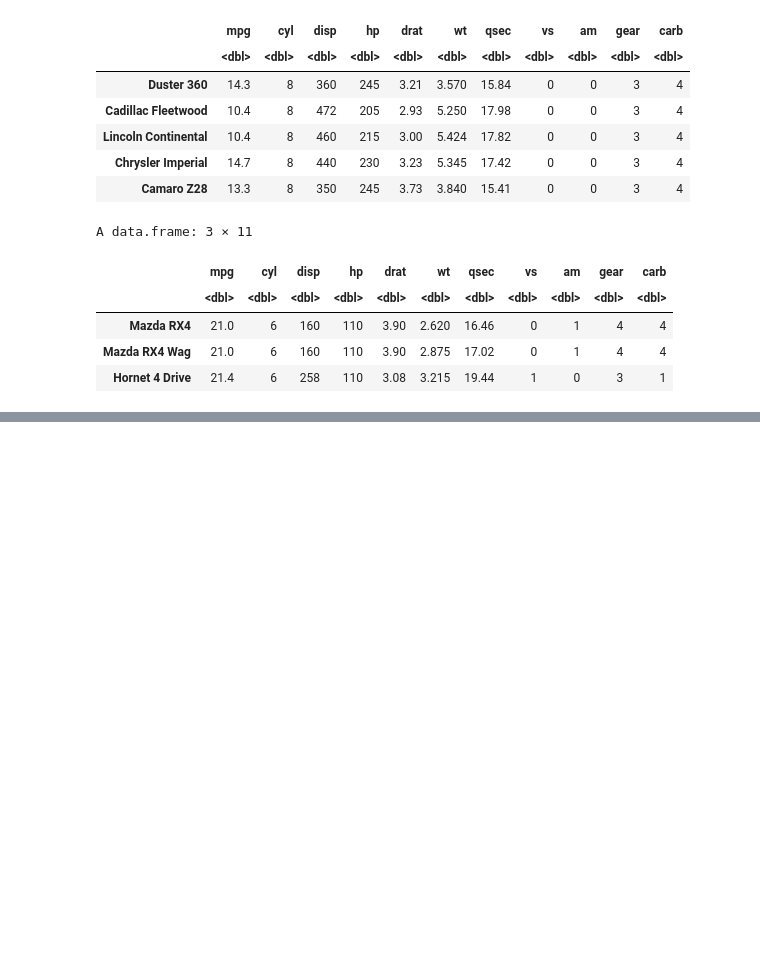
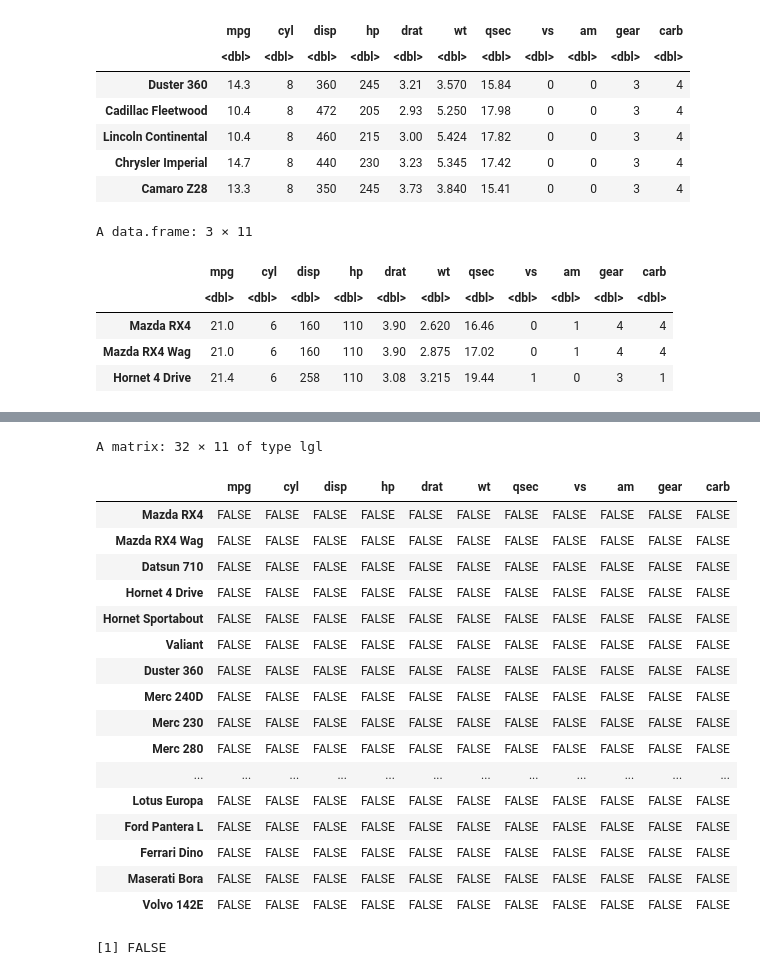
Before and after one commit to MichaelHotaling/Introduction-to-R, a Jupyter notebook: 16 Data Frame Operations.ipynb, the cells around one changed output, grey strips where cells are left out. Saved outputs shown, nothing was run; the diff lists cells and outputs as text; code cells hidden in the pictures; blank space fills up the shorter version.

```diff
--- a/16 Data Frame Operations.ipynb
+++ b/16 Data Frame Operations.ipynb
@@ -385,0 +430,26 @@ mtcars[ (mtcars$mpg > 20) & (mtcars$cyl == 6), ]
+# %%
+is.na(mtcars)
+any(is.na(mtcars))
+mtcars[is.na(df)] <-
+
+mtcars$mpg[is.na(mtcars$mpg)] <- mean(mtcars$mpg)
+# %% [output]
+A matrix: 32 × 11 of type lgl
+|  | mpg | cyl | disp | hp | drat | wt | qsec | vs | am | gear | carb |
+| Mazda RX4 | FALSE | FALSE | FALSE | FALSE | FALSE | FALSE | FALSE | FALSE | FALSE | FALSE | FALSE |
+| Mazda RX4 Wag | FALSE | FALSE | FALSE | FALSE | FALSE | FALSE | FALSE | FALSE | FALSE | FALSE | FALSE |
+| Datsun 710 | FALSE | FALSE | FALSE | FALSE | FALSE | FALSE | FALSE | FALSE | FALSE | FALSE | FALSE |
+| Hornet 4 Drive | FALSE | FALSE | FALSE | FALSE | FALSE | FALSE | FALSE | FALSE | FALSE | FALSE | FALSE |
+| Hornet Sportabout | FALSE | FALSE | FALSE | FALSE | FALSE | FALSE | FALSE | FALSE | FALSE | FALSE | FALSE |
+| Valiant | FALSE | FALSE | FALSE | FALSE | FALSE | FALSE | FALSE | FALSE | FALSE | FALSE | FALSE |
+| Duster 360 | FALSE | FALSE | FALSE | FALSE | FALSE | FALSE | FALSE | FALSE | FALSE | FALSE | FALSE |
+| Merc 240D | FALSE | FALSE | FALSE | FALSE | FALSE | FALSE | FALSE | FALSE | FALSE | FALSE | FALSE |
+| Merc 230 | FALSE | FALSE | FALSE | FALSE | FALSE | FALSE | FALSE | FALSE | FALSE | FALSE | FALSE |
+| Merc 280 | FALSE | FALSE | FALSE | FALSE | FALSE | FALSE | FALSE | FALSE | FALSE | FALSE | FALSE |
+| ... | ... | ... | ... | ... | ... | ... | ... | ... | ... | ... | ... |
+| Lotus Europa | FALSE | FALSE | FALSE | FALSE | FALSE | FALSE | FALSE | FALSE | FALSE | FALSE | FALSE |
+| Ford Pantera L | FALSE | FALSE | FALSE | FALSE | FALSE | FALSE | FALSE | FALSE | FALSE | FALSE | FALSE |
+| Ferrari Dino | FALSE | FALSE | FALSE | FALSE | FALSE | FALSE | FALSE | FALSE | FALSE | FALSE | FALSE |
+| Maserati Bora | FALSE | FALSE | FALSE | FALSE | FALSE | FALSE | FALSE | FALSE | FALSE | FALSE | FALSE |
+| Volvo 142E | FALSE | FALSE | FALSE | FALSE | FALSE | FALSE | FALSE | FALSE | FALSE | FALSE | FALSE |
+[1] FALSE
```
Also changed, not shown: parts of 6 cells of this notebook.
